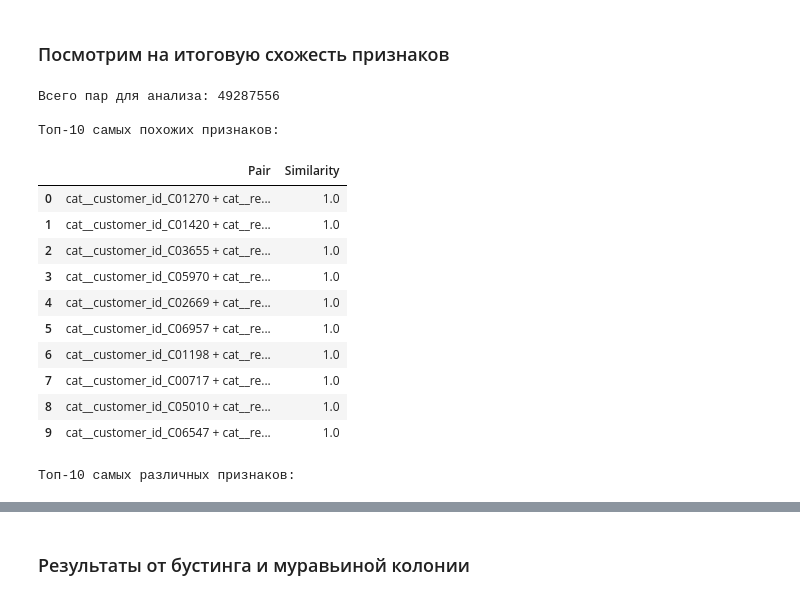
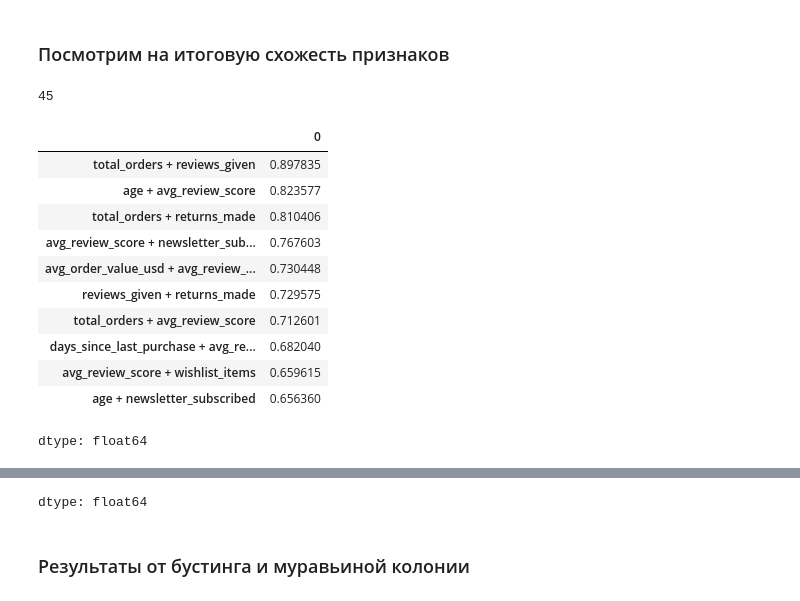
Before and after one commit to sircuspelle/e-commerce-feature-selection, a Jupyter notebook: methOpt_HW_3.ipynb, the cells around one changed output, grey strips where cells are left out. Drawn from its saved outputs; the diff is of its cells as text; code cells hidden in the pictures.

```diff
--- a/methOpt_HW_3.ipynb
+++ b/methOpt_HW_3.ipynb
@@ -507,52 +316,30 @@ Run 5: ['cat__customer_id_C00001', 'num__returns_made', 'cat__customer_id_C00003
 # %% [markdown]
 ### Посмотрим на итоговую схожесть признаков
 # %%
-import numpy as np
-import pandas as pd
+all_sims = []
+all_pairs = []
+for i, name1 in enumerate(all_input_names):
+    for j, name2 in enumerate(all_input_names):
+        if j > i:
+            #print(name1, name2, get_sim(i,j))
+            all_sims.append(get_sim(i,j))
+            all_pairs.append(name1+' + '+name2)
 
-# Вместо перебора 49 миллионов пар в цикле (что занимает вечность),
-# используем матричные операции и индексы.
-
-# 1. Берем только верхний треугольник матрицы (выше диагонали), чтобы не дублировать пары
-# и не считать сходство признака с самим собой (диагональ)
-iu = np.triu_indices(sim_matrix.shape[0], k=1)
-tri_sims = sim_matrix[iu]
-
-def get_top_pairs(sim_values, indices, names, top_n=10, ascending=False):
-    # Сортируем только нужную часть данных
-    if ascending:
-        sorted_idx = np.argsort(sim_values)[:top_n]
-    else:
-        sorted_idx = np.argsort(sim_values)[::-1][:top_n]
-
-    results = []
-    for idx in sorted_idx:
-        i_idx = indices[0][idx]
-        j_idx = indices[1][idx]
-        pair_name = f"{names[i_idx]} + {names[j_idx]}"
-        results.append({"Pair": pair_name, "Similarity": sim_values[idx]})
-    return pd.DataFrame(results)
-
-print(f"Всего пар для анализа: {len(tri_sims)}")
-
-print("\nТоп-10 самых похожих признаков:")
-display(get_top_pairs(tri_sims, iu, all_input_names, top_n=10, ascending=False))
-
-print("\nТоп-10 самых различных признаков:")
-display(get_top_pairs(tri_sims, iu, all_input_names, top_n=10, ascending=True))
+series = pd.Series(data=all_sims, index=all_pairs)
+print(len(series))
+display(series.sort_values(ascending=False)[:10])
+display(series.sort_values(ascending=True)[:10])
 # %% [output]
-Всего пар для анализа: 49287556
-
-Топ-10 самых похожих признаков:
+45
-|  | Pair | Similarity |
-| 0 | cat__customer_id_C01270 + cat__re... | 1.0 |
-| 1 | cat__customer_id_C01420 + cat__re... | 1.0 |
-| 2 | cat__customer_id_C03655 + cat__re... | 1.0 |
-| 3 | cat__customer_id_C05970 + cat__re... | 1.0 |
-| 4 | cat__customer_id_C02669 + cat__re... | 1.0 |
-| 5 | cat__customer_id_C06957 + cat__re... | 1.0 |
-| 6 | cat__customer_id_C01198 + cat__re... | 1.0 |
-| 7 | cat__customer_id_C00717 + cat__re... | 1.0 |
-| 8 | cat__customer_id_C05010 + cat__re... | 1.0 |
-| 9 | cat__customer_id_C06547 + cat__re... | 1.0 |
+|  | 0 |
+| total_orders + reviews_given | 0.897835 |
+| age + avg_review_score | 0.823577 |
+| total_orders + returns_made | 0.810406 |
+| avg_review_score + newsletter_sub... | 0.767603 |
+| avg_order_value_usd + avg_review_... | 0.730448 |
+| reviews_given + returns_made | 0.729575 |
+| total_orders + avg_review_score | 0.712601 |
+| days_since_last_purchase + avg_re... | 0.682040 |
+| avg_review_score + wishlist_items | 0.659615 |
+| age + newsletter_subscribed | 0.656360 |
-Топ-10 самых различных признаков:
+dtype: float64
@@ -570,3 +357,4 @@ display(get_top_pairs(tri_sims, iu, all_input_names, top_n=10, ascending=True))
+dtype: float64
 # %% [markdown]
 ### Результаты от бустинга и муравьиной колонии
 # %%
```
Also changed, not shown: parts of 14 cells of this notebook.
